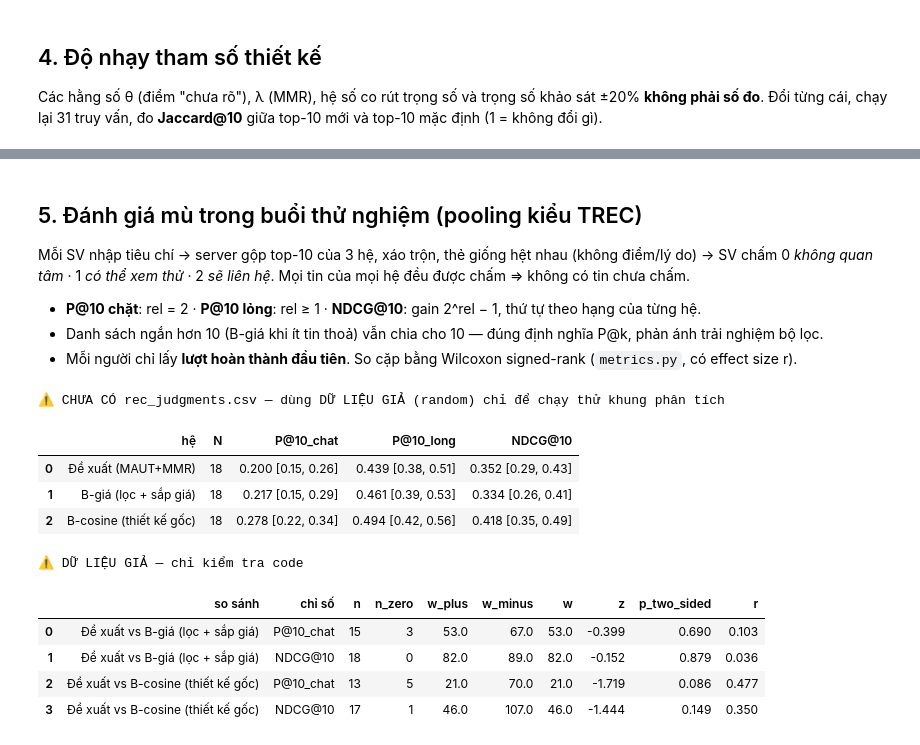
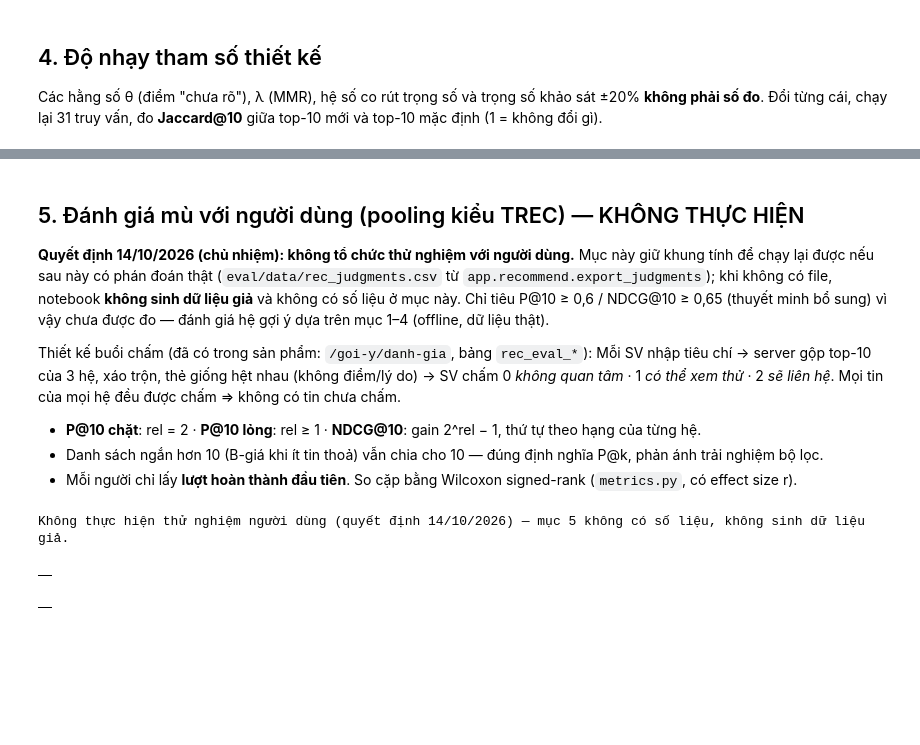
Before and after one commit to Trahoph04/NCKH_TimTroSV, a Jupyter notebook: eval/notebooks/01_recommendation_eval.ipynb, the cells around one changed output, grey strips where cells are left out. Drawn from its saved outputs; the diff is of its cells as text; code cells hidden in the pictures; blank space fills up the shorter version.

```diff
--- a/eval/notebooks/01_recommendation_eval.ipynb
+++ b/eval/notebooks/01_recommendation_eval.ipynb
@@ -191,6 +191,12 @@ Jaccard@10 trung bình qua mọi nhiễu: 0.845; tệ nhất 1 truy vấn: 0.25
 # %% [markdown]
-## 5. Đánh giá mù trong buổi thử nghiệm (pooling kiểu TREC)
+## 5. Đánh giá mù với người dùng (pooling kiểu TREC) — KHÔNG THỰC HIỆN
 
+**Quyết định 14/10/2026 (chủ nhiệm): không tổ chức thử nghiệm với người dùng.** Mục này giữ khung tính để chạy lại được nếu
+sau này có phán đoán thật (`eval/data/rec_judgments.csv` từ `app.recommend.export_judgments`); khi không có file, notebook
+**không sinh dữ liệu giả** và không có số liệu ở mục này. Chỉ tiêu P@10 ≥ 0,6 / NDCG@10 ≥ 0,65 (thuyết minh bổ sung) vì vậy
+chưa được đo — đánh giá hệ gợi ý dựa trên mục 1–4 (offline, dữ liệu thật).
+
+Thiết kế buổi chấm (đã có trong sản phẩm: `/goi-y/danh-gia`, bảng `rec_eval_*`):
 Mỗi SV nhập tiêu chí → server gộp top-10 của 3 hệ, xáo trộn, thẻ giống hệt nhau (không điểm/lý do) → SV chấm
 0 *không quan tâm* · 1 *có thể xem thử* · 2 *sẽ liên hệ*. Mọi tin của mọi hệ đều được chấm ⇒ không có tin chưa chấm.
 
@@ -206,18 +212,7 @@ if REAL:
     J = J[J["session_id"].isin(first.values)]
     print(f"DỮ LIỆU THẬT: {J['rater'].nunique()} người chấm, {len(J)} thẻ")
 else:
-    # KHUNG + DỮ LIỆU GIẢ để kiểm tra code trước buổi 09/10. KHÔNG ĐƯA SỐ Ở ĐÂY VÀO BÁO CÁO.
-    print("⚠ CHƯA CÓ rec_judgments.csv — dùng DỮ LIỆU GIẢ (random) chỉ để chạy thử khung phân tích")
-    rng = random.Random(7); fake = []
-    for r, q in enumerate(QUERIES[:18]):
-        out = RL.run_systems(CANDS, q); pool = {}
-        for s, col in zip(SYSTEMS, ["rank_proposed", "rank_price", "rank_cosine"]):
-            for i, c in enumerate(out[s], 1):
-                pool.setdefault(c.id, {})[col] = i
-        for lid, ranks in pool.items():
-            fake.append({"rater": f"gia_{r}", "session_id": r, "listing_id": lid, **ranks,
-                         "relevance": rng.choice([0, 0, 1, 2]), "completed": 1})
-    J = pd.DataFrame(fake)
+    print("Không thực hiện thử nghiệm người dùng (quyết định 14/10/2026) — mục 5 không có số liệu, không sinh dữ liệu giả.")
 
 def per_rater(J):
     out = []
@@ -232,7 +227,7 @@ def per_rater(J):
                         "NDCG@10": M.ndcg_at_k(ranked, gain, 10)})
     return pd.DataFrame(out)
 
-PR = per_rater(J)
+PR = per_rater(J) if REAL else None
 
 def boot_ci(x, n=2000, seed=1):
     rng = np.random.default_rng(seed); x = np.asarray(x)
@@ -240,7 +235,7 @@ def boot_ci(x, n=2000, seed=1):
     return np.percentile(means, [2.5, 97.5])
 
 summary = []
-for s in SYSTEMS:
+for s in (SYSTEMS if REAL else []):
     g = PR[PR["he"] == s]
     row = {"hệ": LABEL[s], "N": len(g)}
     for m in ["P@10_chat", "P@10_long", "NDCG@10"]:
@@ -248,26 +243,17 @@ for s in SYSTEMS:
     summary.append(row)
 pd.DataFrame(summary)
 # %% [output]
-⚠ CHƯA CÓ rec_judgments.csv — dùng DỮ LIỆU GIẢ (random) chỉ để chạy thử khung phân tích
+Không thực hiện thử nghiệm người dùng (quyết định 14/10/2026) — mục 5 không có số liệu, không sinh dữ liệu giả.
-|  | hệ | N | P@10_chat | P@10_long | NDCG@10 |
-| 0 | Đề xuất (MAUT+MMR) | 18 | 0.200 [0.15, 0.26] | 0.439 [0.38, 0.51] | 0.352 [0.29, 0.43] |
-| 1 | B-giá (lọc + sắp giá) | 18 | 0.217 [0.15, 0.29] | 0.461 [0.39, 0.53] | 0.334 [0.26, 0.41] |
-| 2 | B-cosine (thiết kế gốc) | 18 | 0.278 [0.22, 0.34] | 0.494 [0.42, 0.56] | 0.418 [0.35, 0.49] |
+|  |
 # %%
 tests = []
-for b in ["b_gia", "b_cosine"]:
+for b in (["b_gia", "b_cosine"] if REAL else []):
     for m in ["P@10_chat", "NDCG@10"]:
         x = PR[PR["he"] == "de_xuat"].sort_values("rater")[m].tolist()
         y = PR[PR["he"] == b].sort_values("rater")[m].tolist()
         w = M.wilcoxon_signed_rank(x, y)
         tests.append({"so sánh": f"Đề xuất vs {LABEL[b]}", "chỉ số": m, **w})
-print("DỮ LIỆU THẬT" if REAL else "⚠ DỮ LIỆU GIẢ — chỉ kiểm tra code")
 pd.DataFrame(tests)
 # %% [output]
-⚠ DỮ LIỆU GIẢ — chỉ kiểm tra code
-|  | so sánh | chỉ số | n | n_zero | w_plus | w_minus | w | z | p_two_sided | r |
-| 0 | Đề xuất vs B-giá (lọc + sắp giá) | P@10_chat | 15 | 3 | 53.0 | 67.0 | 53.0 | -0.399 | 0.690 | 0.103 |
-| 1 | Đề xuất vs B-giá (lọc + sắp giá) | NDCG@10 | 18 | 0 | 82.0 | 89.0 | 82.0 | -0.152 | 0.879 | 0.036 |
-| 2 | Đề xuất vs B-cosine (thiết kế gốc) | P@10_chat | 13 | 5 | 21.0 | 70.0 | 21.0 | -1.719 | 0.086 | 0.477 |
-| 3 | Đề xuất vs B-cosine (thiết kế gốc) | NDCG@10 | 17 | 1 | 46.0 | 107.0 | 46.0 | -1.444 | 0.149 | 0.350 |
+|  |
 # %%
```
Also changed, not shown: parts of 8 cells of this notebook, 19 other files.
